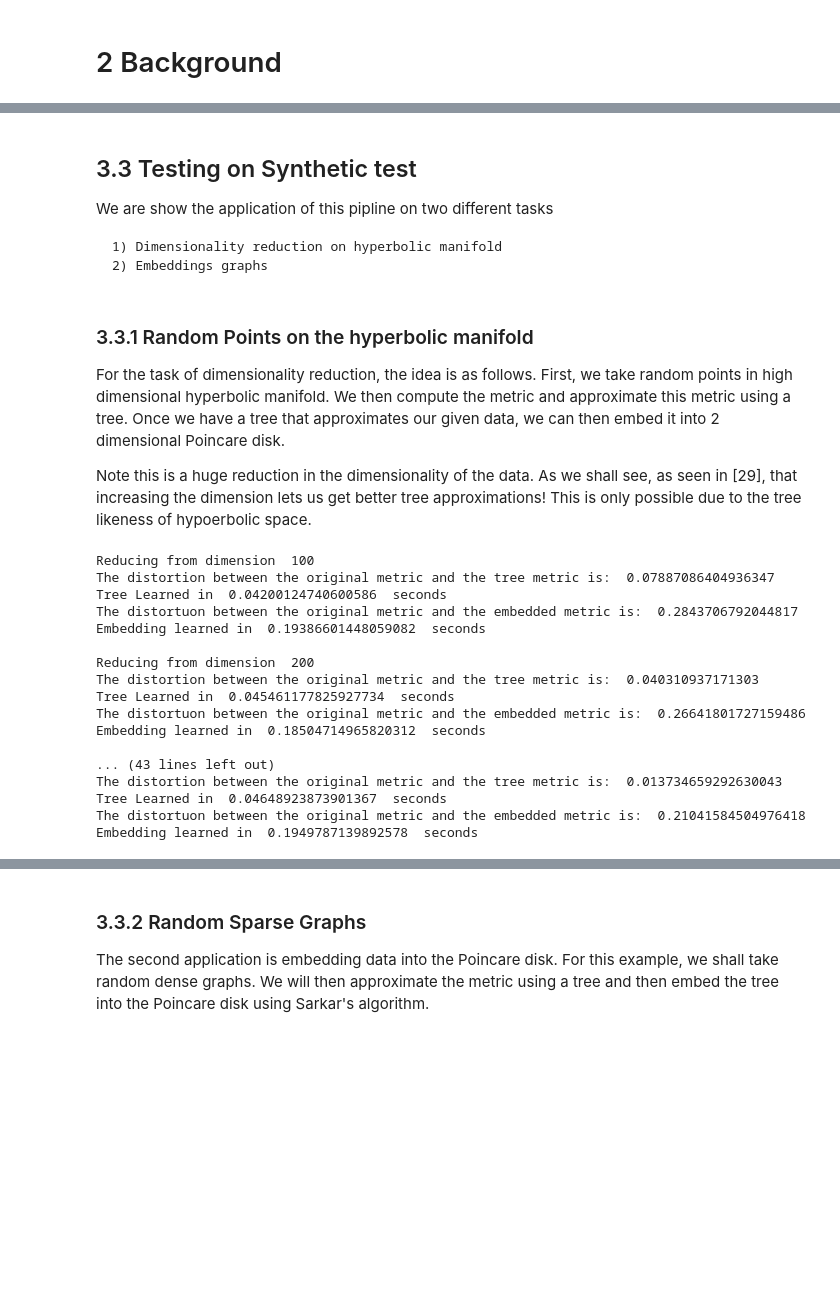
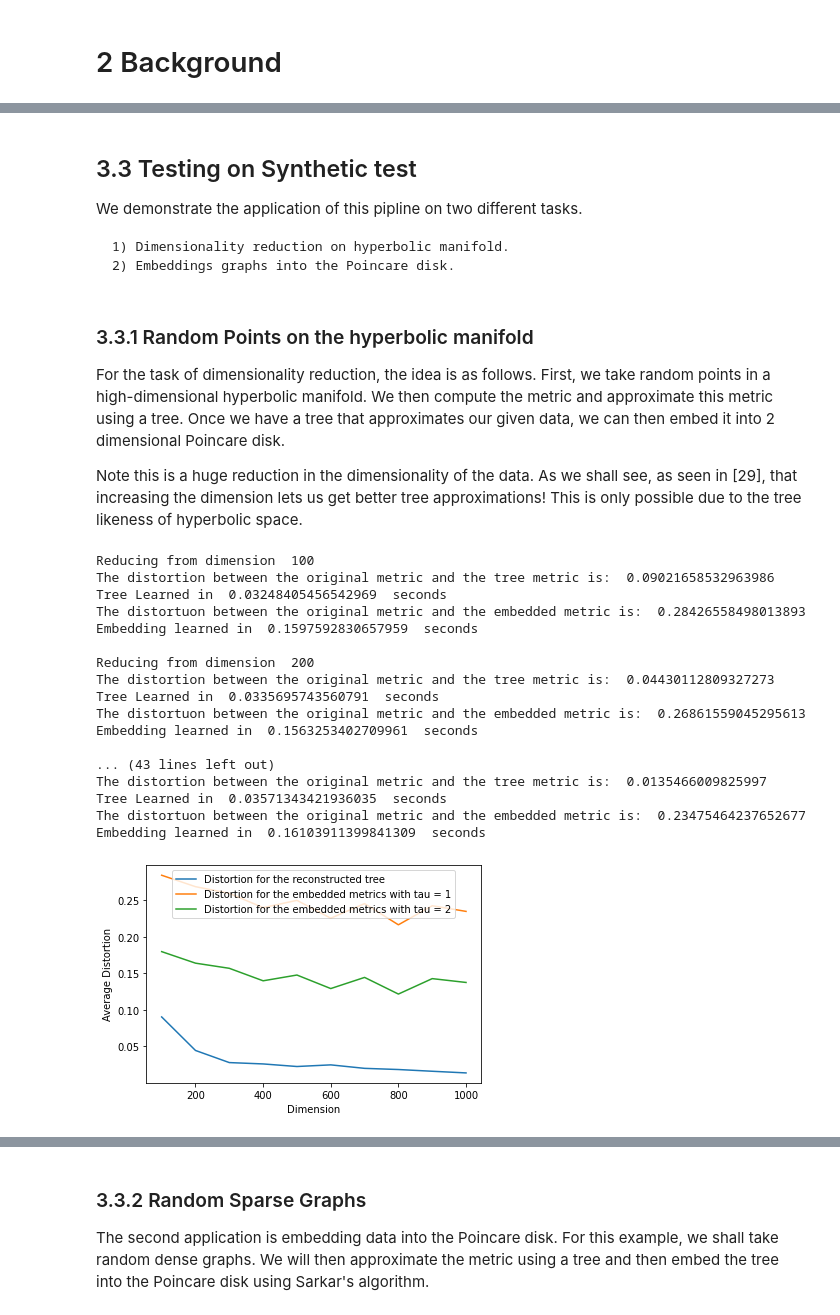
Before and after one commit to geomstats/challenge-iclr-2022, a Jupyter notebook: rsonthal_xfcui/TreeEmbeddings.ipynb, the cells around one changed output, grey strips where cells are left out. Cells and saved outputs as stored; diff of their text form; code cells hidden in the pictures; blank space fills up the shorter version.

```diff
--- a/rsonthal_xfcui/TreeEmbeddings.ipynb
+++ b/rsonthal_xfcui/TreeEmbeddings.ipynb
@@ -337,19 +353,22 @@ for i in range(1,11):
 # %% [markdown]
 ## 3.3 Testing on Synthetic test
 
-We are show the application of this pipline on two different tasks
+We demonstrate the application of this pipline on two different tasks.
 
-    1) Dimensionality reduction on hyperbolic manifold
-    2) Embeddings graphs
+    1) Dimensionality reduction on hyperbolic manifold.
+    2) Embeddings graphs into the Poincare disk.
 # %% [markdown]
 
 ### 3.3.1 Random Points on the hyperbolic manifold
 
-For the task of dimensionality reduction, the idea is as follows. First, we take random points in high dimensional hyperbolic manifold. We then compute the metric and approximate this metric using a tree. Once we have a tree that approximates our given data, we can then embed it into 2 dimensional Poincare disk.
+For the task of dimensionality reduction, the idea is as follows. First, we take random points in a high-dimensional hyperbolic manifold. We then compute the metric and approximate this metric using a tree. Once we have a tree that approximates our given data, we can then embed it into 2 dimensional Poincare disk.
 
-Note this is a huge reduction in the dimensionality of the data. As we shall see, as seen in [29], that increasing the dimension lets us get better tree approximations! This is only possible due to the tree likeness of hypoerbolic space.
+Note this is a huge reduction in the dimensionality of the data. As we shall see, as seen in [29], that increasing the dimension lets us get better tree approximations! This is only possible due to the tree likeness of hyperbolic space.
 # %%
 ds = range(100,1001,100)
+distort_tree = gs.zeros(10)
+distort_embed = gs.zeros(10)
+distort_embed2 = gs.zeros(10)
 for d in ds:
   n = 200
   Hd = PoincareBall(d)
@@ -373,27 +392,42 @@ for d in ds:
   T.embed_to_poincare_ball(tau = 1)
   t1 = time.time()
 
+  distort_tree[d//100 - 1] =  T.distortion()
+  distort_embed[d//100 - 1] =  T.distortion("Input - embed")
+
+  T.embed_to_poincare_ball(tau = 2)
+  distort_embed2[d//100 - 1] =  T.distortion("Input - embed")
+
   print("Reducing from dimension ", d)
-  print("The distortion between the original metric and the tree metric is: ",T.distortion())
+  print("The distortion between the original metric and the tree metric is: ",distort_tree[d//100 - 1])
   print("Tree Learned in ", lt, " seconds")
-  print("The distortuon between the original metric and the embedded metric is: ",T.distortion("Input - embed"))
+  print("The distortuon between the original metric and the embedded metric is: ",distort_embed[d//100 - 1])
   print("Embedding learned in ",t1-t0, " seconds")
   print()
 # %% [output]
 Reducing from dimension  100
-The distortion between the original metric and the tree metric is:  0.07887086404936347
-Tree Learned in  0.04200124740600586  seconds
-The distortuon between the original metric and the embedded metric is:  0.2843706792044817
-Embedding learned in  0.19386601448059082  seconds
+The distortion between the original metric and the tree metric is:  0.09021658532963986
+Tree Learned in  0.03248405456542969  seconds
+The distortuon between the original metric and the embedded metric is:  0.28426558498013893
+Embedding learned in  0.1597592830657959  seconds
 
 Reducing from dimension  200
-The distortion between the original metric and the tree metric is:  0.040310937171303
-Tree Learned in  0.045461177825927734  seconds
-The distortuon between the original metric and the embedded metric is:  0.26641801727159486
-Embedding learned in  0.18504714965820312  seconds
+The distortion between the original metric and the tree metric is:  0.04430112809327273
+Tree Learned in  0.0335695743560791  seconds
+The distortuon between the original metric and the embedded metric is:  0.26861559045295613
+Embedding learned in  0.1563253402709961  seconds
 
 ... (43 lines left out)
-The distortion between the original metric and the tree metric is:  0.013734659292630043
-Tree Learned in  0.04648923873901367  seconds
-The distortuon between the original metric and the embedded metric is:  0.21041584504976418
-Embedding learned in  0.1949787139892578  seconds
+The distortion between the original metric and the tree metric is:  0.0135466009825997
+Tree Learned in  0.03571343421936035  seconds
+The distortuon between the original metric and the embedded metric is:  0.23475464237652677
+Embedding learned in  0.16103911399841309  seconds
+# %%
+plt.plot(ds, distort_tree, label = "Distortion for the reconstructed tree")
+plt.plot(ds, distort_embed, label = "Distortion for the embedded metrics with tau = 1")
+plt.plot(ds, distort_embed2, label = "Distortion for the embedded metrics with tau = 2")
+plt.legend()
+plt.xlabel("Dimension")
+plt.ylabel("Average Distortion");
+# %% [output]
+[figure, added]
```
Also changed, not shown: parts of 47 cells of this notebook.
